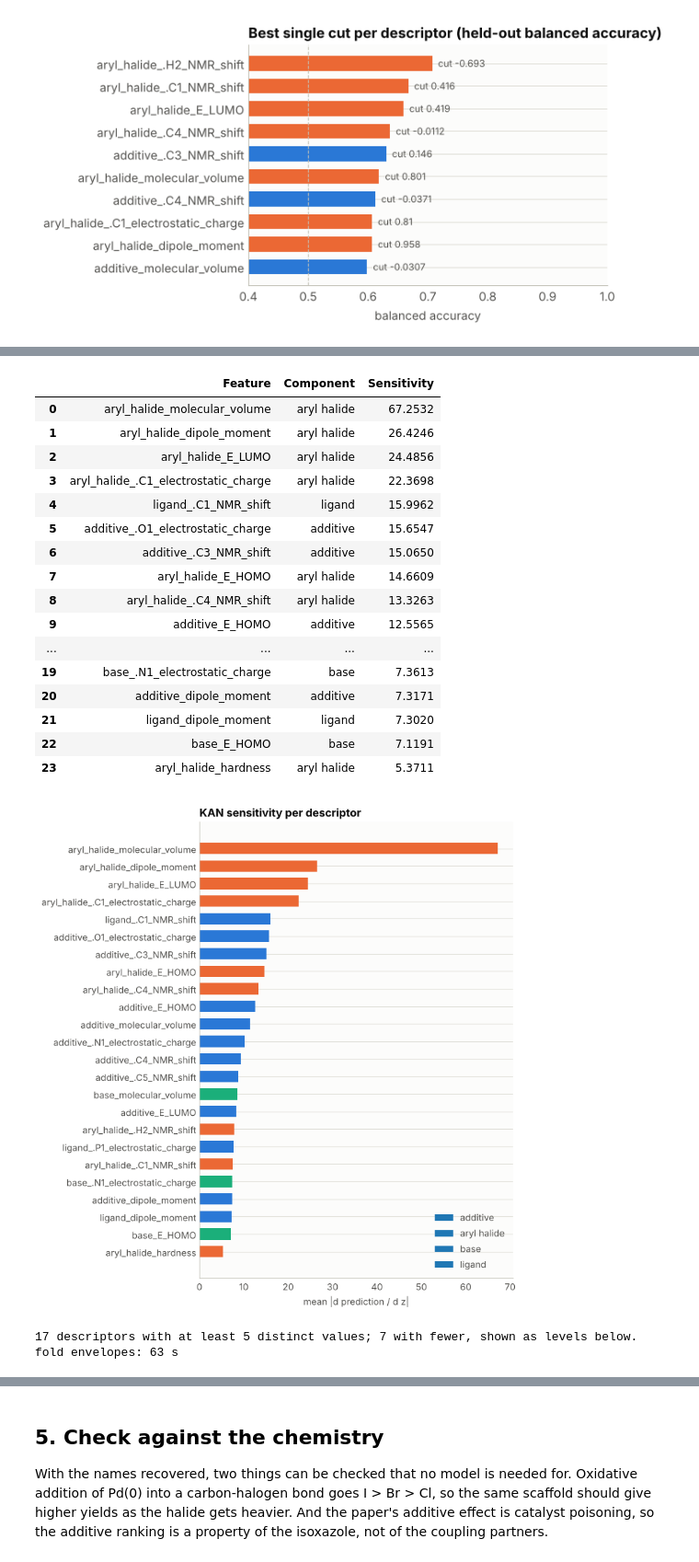
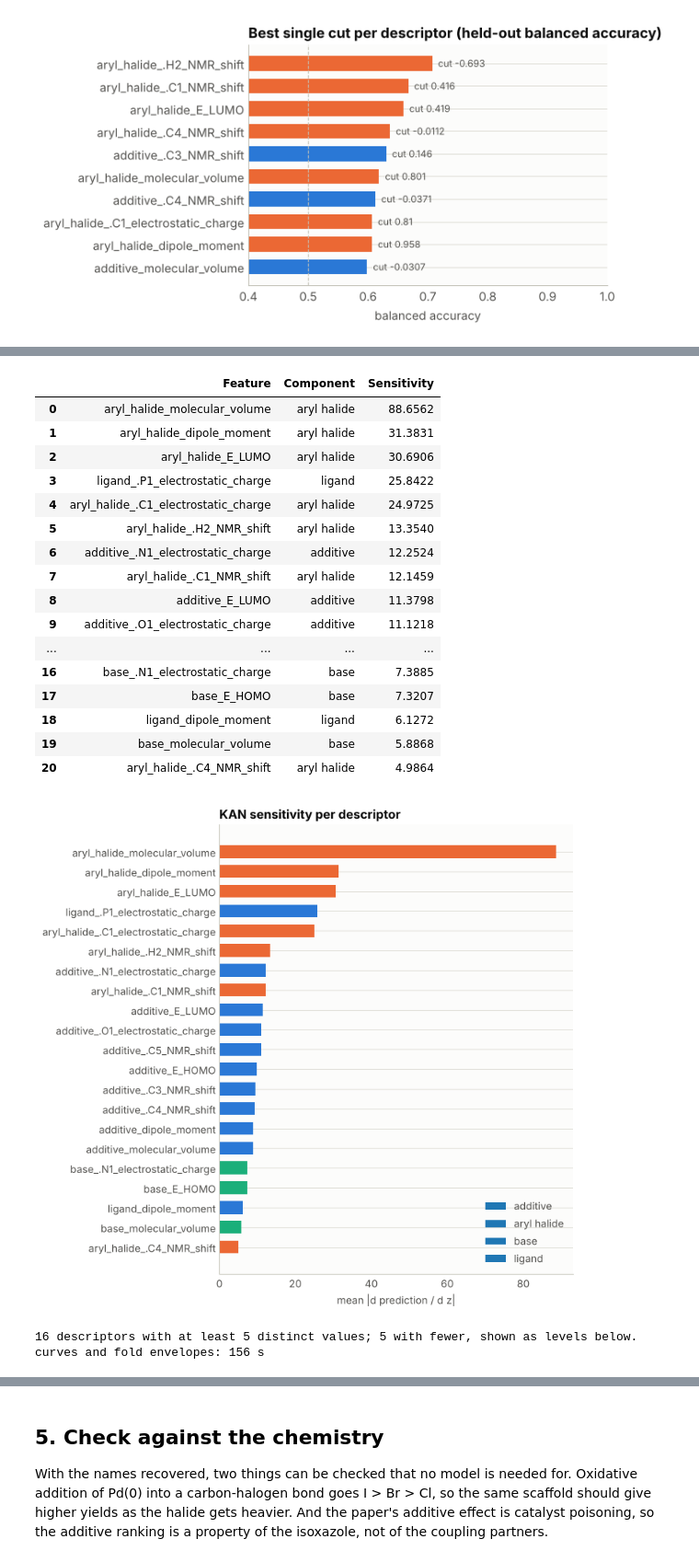
Before and after one commit to gabegomes/pycse, a Jupyter notebook: src/pycse/examples/KAN_Buchwald_DFT_Descriptors.ipynb, the cells around one changed output, grey strips where cells are left out. Shown at 92% size. Drawn from its saved outputs; the diff is of its cells as text; code cells hidden in the pictures.

```diff
--- a/src/pycse/examples/KAN_Buchwald_DFT_Descriptors.ipynb
+++ b/src/pycse/examples/KAN_Buchwald_DFT_Descriptors.ipynb
@@ -281,0 +289,14 @@ Success for the threshold rules: yield above 20 % (59% of reactions).
+# %%
+PRUNE_R = 0.85
+kept, dropped = prune_collinear(X, feature_names, PRUNE_R, keep_first=HYPOTHESIS)
+for name, (partner, r) in dropped.items():
+    print(f"dropped {name}: |r| = {r:.2f} with {partner}, which stays")
+if not dropped:
+    print(f"No pair of descriptors correlates above {PRUNE_R}; all {n_features} stay.")
+X_df = X_df[kept]
+feature_names = kept
+X = X_df.to_numpy(dtype=float)
+n_features = len(feature_names)
+COMPONENTS = list(dict.fromkeys(COMPONENT[f] for f in feature_names))
+COMP_COLOR = {c: SERIES[k % len(SERIES)] for k, c in enumerate(COMPONENTS)}
+print(f"{n_features} descriptors go into every model.")
@@ -291,12 +322,15 @@ than the best of the other models, and how often?
 WIDE = len(X) >= 1000
 KAN_LAYERS = (n_features, 8 if WIDE else 4, 1)
 KAN_GRID = 5 if WIDE else 3
+KAN_REG = 1e-3  # L1 and entropy penalty on the spline coefficients
 KAN_MAXITER = 300
 CV_SPLITS, CV_REPEATS, CV_SEED = 5, 3, 42
 
 
 def make_kan():
-    return KAN(layers=KAN_LAYERS, grid_size=KAN_GRID, spline_order=3)
+    return KAN(
+        layers=KAN_LAYERS, grid_size=KAN_GRID, spline_order=3, l1_spline=KAN_REG, entropy_reg=KAN_REG
+    )
 
 
 def make_models():
@@ -495,59 +541,62 @@ for c in COMPONENTS:
 ax.legend(frameon=False, fontsize=8, loc="lower right")
 finish_axes(ax, "KAN sensitivity per descriptor", "mean |d prediction / d z|", "")
 plt.tight_layout()
 plt.show()
 
 # A response curve needs values to interpolate between. Descriptors with fewer
-# than five distinct values are handled as levels in the next cell instead.
+# than five distinct values are handled as levels in a later cell instead.
 MIN_LEVELS = 5
 rich = [f for f in feature_names if X_df[f].nunique() >= MIN_LEVELS]
 few = [f for f in feature_names if f not in rich]
 top_features = sens_df[sens_df.Feature.isin(rich)].Feature.head(8).tolist()
 TOP_K = len(top_features)
 print(f"{len(rich)} descriptors with at least {MIN_LEVELS} distinct values; {len(few)} with fewer, shown as levels below.")
-effects = partial_effects(
-    kan, X[idx_tr], feature_names, top_features, scaler=scaler, task=TASK,
+SHAPE_SCALE = y.std() if TASK == "regression" else 1.0
+# An accumulated local effect is centred on the mean prediction and adds up local changes, so
+# at a sparsely sampled end it can leave the range of the target (below 0 for a probability).
+ALE_LABEL = f"{Y_LABEL}, accumulated effect"
+
+t0 = time.time()
+effects = accumulated_local_effects(
+    kan, X, feature_names, top_features, scaler=scaler, task=TASK,
     extra_models={BASELINE_NAME: baseline},
 )  # fmt: skip
-t0 = time.time()
-effects = partial_effects_cv(
+effects = accumulated_local_effects_cv(
     make_kan, X, y, feature_names, top_features, task=TASK, n_splits=5, random_state=42,
     fit_kwargs={"maxiter": KAN_MAXITER}, effects=effects, verbose=False,
 )  # fmt: skip
-print(f"fold envelopes: {time.time() - t0:.0f} s")
+print(f"curves and fold envelopes: {time.time() - t0:.0f} s")
 
 ncol = 2
 nrow = int(np.ceil(TOP_K / ncol))
 fig, axes = plt.subplots(nrow, ncol, figsize=(10, 3.1 * nrow))
 for ax, f in zip(np.ravel(axes), top_features):
-    plot_partial_effect(ax, effects[f], ylabel=Y_LABEL)
-    ax.set_title(f"{f}  ({effects[f].shape(scale=y.std() if TASK == 'regression' else 1.0)[0]}, {effects[f].n_unique} distinct values)", loc="left", fontsize=10)
+    plot_partial_effect(ax, effects[f], ylabel=ALE_LABEL)
+    label = effects[f].shape(scale=SHAPE_SCALE)[0]
+    ax.set_title(f"{f}  ({label}, {effects[f].n_unique} distinct values)", loc="left", fontsize=10)
 for ax in np.ravel(axes)[TOP_K:]:
     ax.axis("off")
-for ax in np.ravel(axes)[1:TOP_K]:  # one legend is enough
-    if ax.get_legend():
-        ax.get_legend().remove()
 np.ravel(axes)[0].legend(frameon=False, fontsize=7, loc="best")
 plt.tight_layout()
 plt.show()
 # %% [output]
 |  | Feature | Component | Sensitivity |
-| 0 | aryl_halide_molecular_volume | aryl halide | 67.2532 |
-| 1 | aryl_halide_dipole_moment | aryl halide | 26.4246 |
-| 2 | aryl_halide_E_LUMO | aryl halide | 24.4856 |
-| 3 | aryl_halide_.C1_electrostatic_charge | aryl halide | 22.3698 |
-| 4 | ligand_.C1_NMR_shift | ligand | 15.9962 |
-| 5 | additive_.O1_electrostatic_charge | additive | 15.6547 |
-| 6 | additive_.C3_NMR_shift | additive | 15.0650 |
-| 7 | aryl_halide_E_HOMO | aryl halide | 14.6609 |
-| 8 | aryl_halide_.C4_NMR_shift | aryl halide | 13.3263 |
-| 9 | additive_E_HOMO | additive | 12.5565 |
+| 0 | aryl_halide_molecular_volume | aryl halide | 88.6562 |
+| 1 | aryl_halide_dipole_moment | aryl halide | 31.3831 |
+| 2 | aryl_halide_E_LUMO | aryl halide | 30.6906 |
+| 3 | ligand_.P1_electrostatic_charge | ligand | 25.8422 |
+| 4 | aryl_halide_.C1_electrostatic_charge | aryl halide | 24.9725 |
+| 5 | aryl_halide_.H2_NMR_shift | aryl halide | 13.3540 |
+| 6 | additive_.N1_electrostatic_charge | additive | 12.2524 |
+| 7 | aryl_halide_.C1_NMR_shift | aryl halide | 12.1459 |
+| 8 | additive_E_LUMO | additive | 11.3798 |
+| 9 | additive_.O1_electrostatic_charge | additive | 11.1218 |
 | ... | ... | ... | ... |
-| 19 | base_.N1_electrostatic_charge | base | 7.3613 |
-| 20 | additive_dipole_moment | additive | 7.3171 |
-| 21 | ligand_dipole_moment | ligand | 7.3020 |
-| 22 | base_E_HOMO | base | 7.1191 |
-| 23 | aryl_halide_hardness | aryl halide | 5.3711 |
+| 16 | base_.N1_electrostatic_charge | base | 7.3885 |
+| 17 | base_E_HOMO | base | 7.3207 |
+| 18 | ligand_dipole_moment | ligand | 6.1272 |
+| 19 | base_molecular_volume | base | 5.8868 |
+| 20 | aryl_halide_.C4_NMR_shift | aryl halide | 4.9864 |
-[figure, old version]
+[figure, new version]
-17 descriptors with at least 5 distinct values; 7 with fewer, shown as levels below.
-fold envelopes: 63 s
+16 descriptors with at least 5 distinct values; 5 with fewer, shown as levels below.
+curves and fold envelopes: 156 s
```
Also changed, not shown: parts of 18 cells of this notebook, 7 other files.
